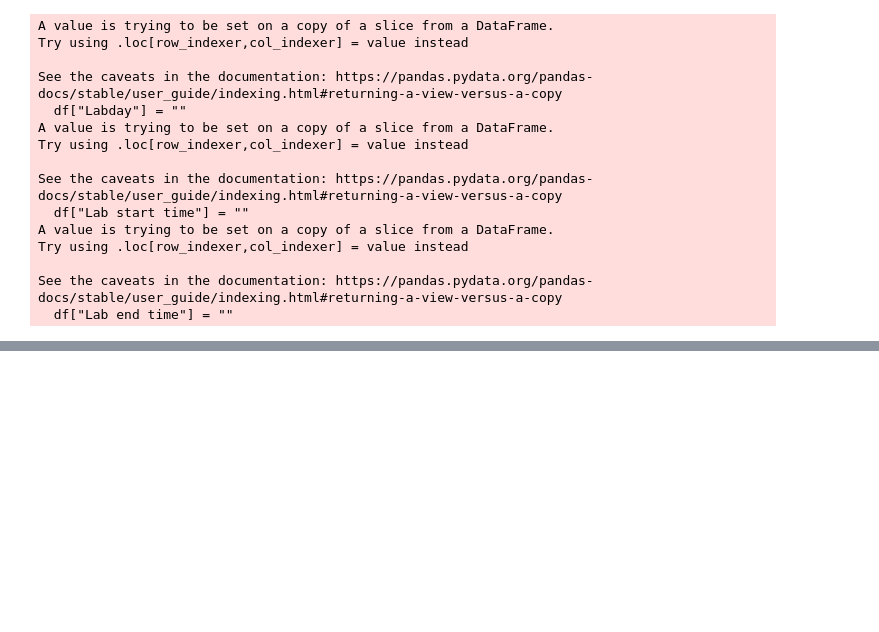
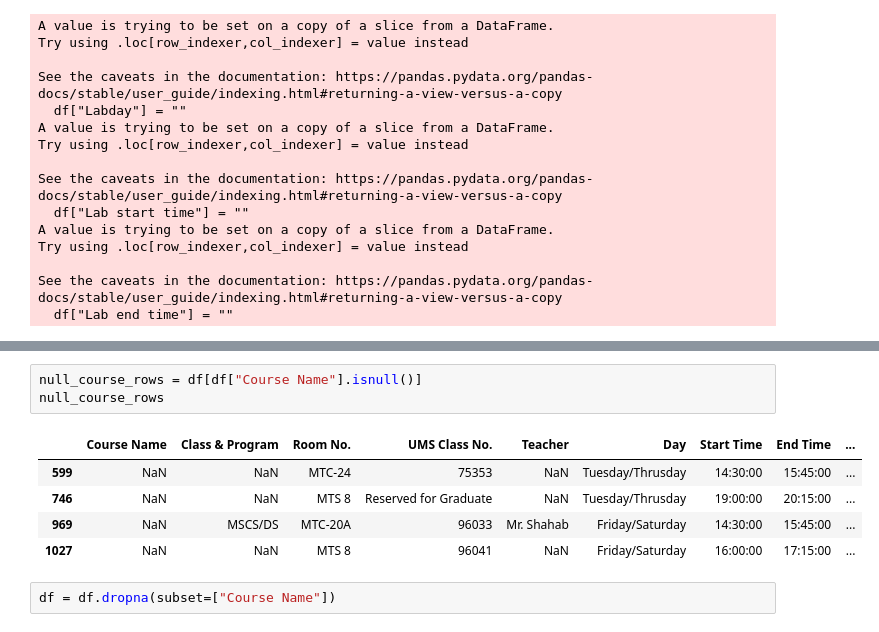
Before and after one commit to IRTIZA-ZAIDI/schedule-maker, a Jupyter notebook: Scheduke maker/dataFormating.ipynb, the cells around one changed output, grey strips where cells are left out. Saved outputs shown, nothing was run; the diff lists cells and outputs as text; blank space fills up the shorter version.

```diff
--- a/Scheduke maker/dataFormating.ipynb
+++ b/Scheduke maker/dataFormating.ipynb
@@ -274,0 +207,11 @@ df[df["UMS Class  No."].str.contains("71196")]
+# %%
+null_course_rows = df[df["Course Name"].isnull()]
+null_course_rows
+# %% [output]
+|  | Course Name | Class & Program | Room No. | UMS Class No. | Teacher | Day | Start Time | End Time | ... |
+| 599 | NaN | NaN | MTC-24 | 75353 | NaN | Tuesday/Thrusday | 14:30:00 | 15:45:00 | ... |
+| 746 | NaN | NaN | MTS 8 | Reserved for Graduate | NaN | Tuesday/Thrusday | 19:00:00 | 20:15:00 | ... |
+| 969 | NaN | MSCS/DS | MTC-20A | 96033 | Mr. Shahab | Friday/Saturday | 14:30:00 | 15:45:00 | ... |
+| 1027 | NaN | NaN | MTS 8 | 96041 | NaN | Friday/Saturday | 16:00:00 | 17:15:00 | ... |
+# %%
+df = df.dropna(subset=["Course Name"])
```
Also changed, not shown: parts of 23 cells of this notebook.
